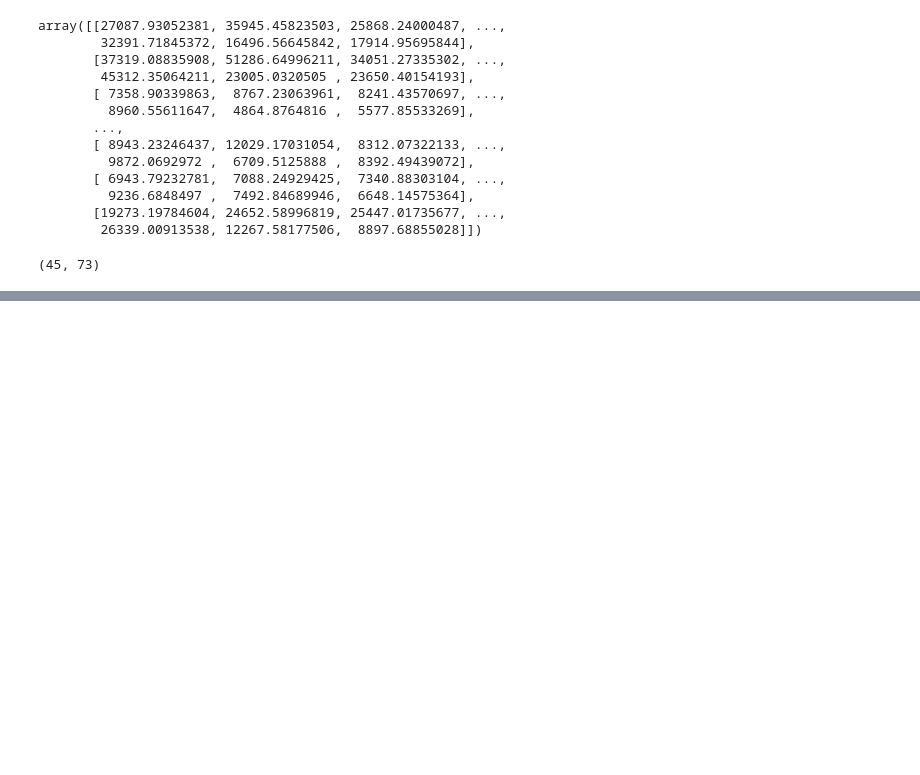
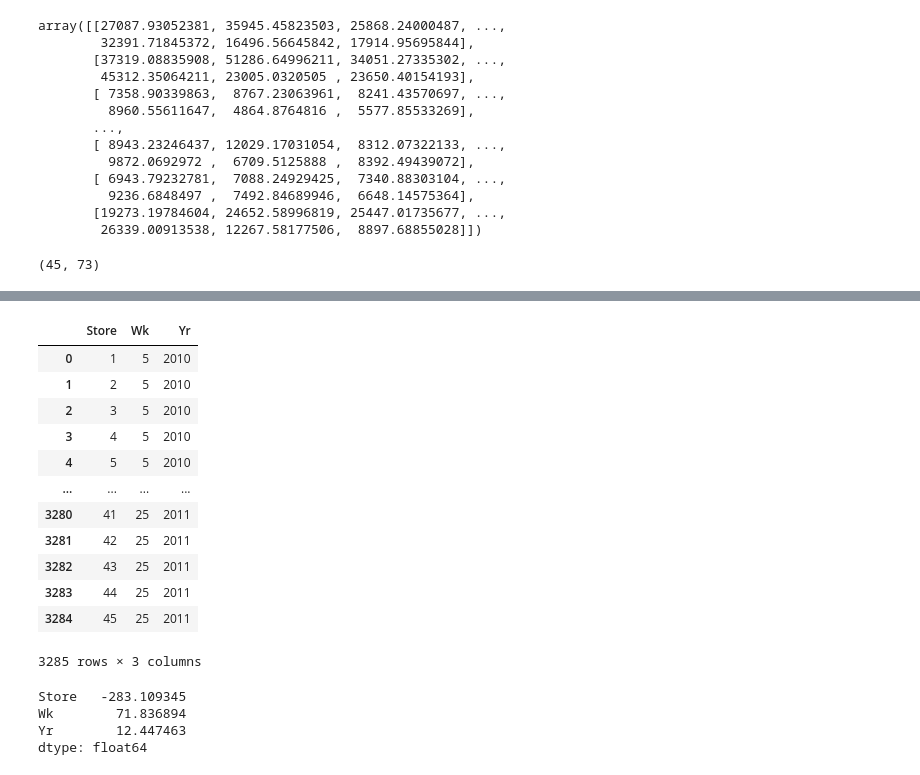
Before and after one commit to NealRyan/CS_598_Project_2-Walmart_sales_forecasting, a Jupyter notebook: Model_Creation_SVD_Attempt.ipynb, the cells around one changed output, grey strips where cells are left out. Drawn from its saved outputs; the diff is of its cells as text; code cells hidden in the pictures; blank space fills up the shorter version.

```diff
--- a/Model_Creation_SVD_Attempt.ipynb
+++ b/Model_Creation_SVD_Attempt.ipynb
@@ -638,0 +682,24 @@ train_1_sales_smooth.shape
+# %%
+# Split train_1_X from train_1_Y
+train_1_y = train_1_sales_smooth_unpivoted_df["Weekly_Sales"]
+train_1_X = train_1_sales_smooth_unpivoted_df.drop(["Weekly_Sales"], axis=1)
+
+# Add year and week columns to train_1_X
+train_1_X = preprocess(train_1_X)
+# Drop original date column
+train_1_X.drop(["Date"], axis=1, inplace=True)
+train_1_X
+# %% [output]
+|  | Store | Wk | Yr |
+| 0 | 1 | 5 | 2010 |
+| 1 | 2 | 5 | 2010 |
+| 2 | 3 | 5 | 2010 |
+| 3 | 4 | 5 | 2010 |
+| 4 | 5 | 5 | 2010 |
+| ... | ... | ... | ... |
+| 3280 | 41 | 25 | 2011 |
+| 3281 | 42 | 25 | 2011 |
+| 3282 | 43 | 25 | 2011 |
+| 3283 | 44 | 25 | 2011 |
+| 3284 | 45 | 25 | 2011 |
+3285 rows × 3 columns
@@ -638,0 +710,7 @@ train_1_sales_smooth.shape
+# %%
+mycoef
+# %% [output]
+Store   -283.109345
+Wk        71.836894
+Yr        12.447463
+dtype: float64
```
Also changed, not shown: parts of 4 cells of this notebook.
